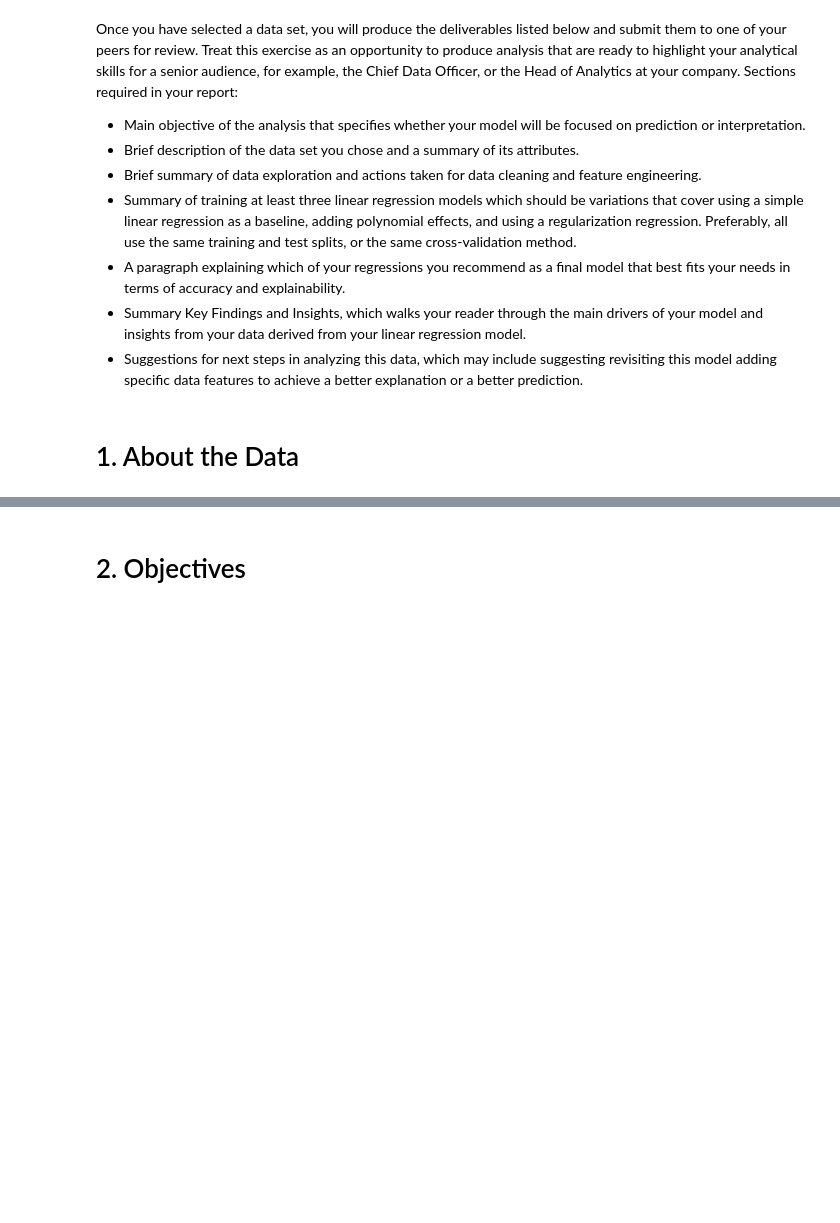
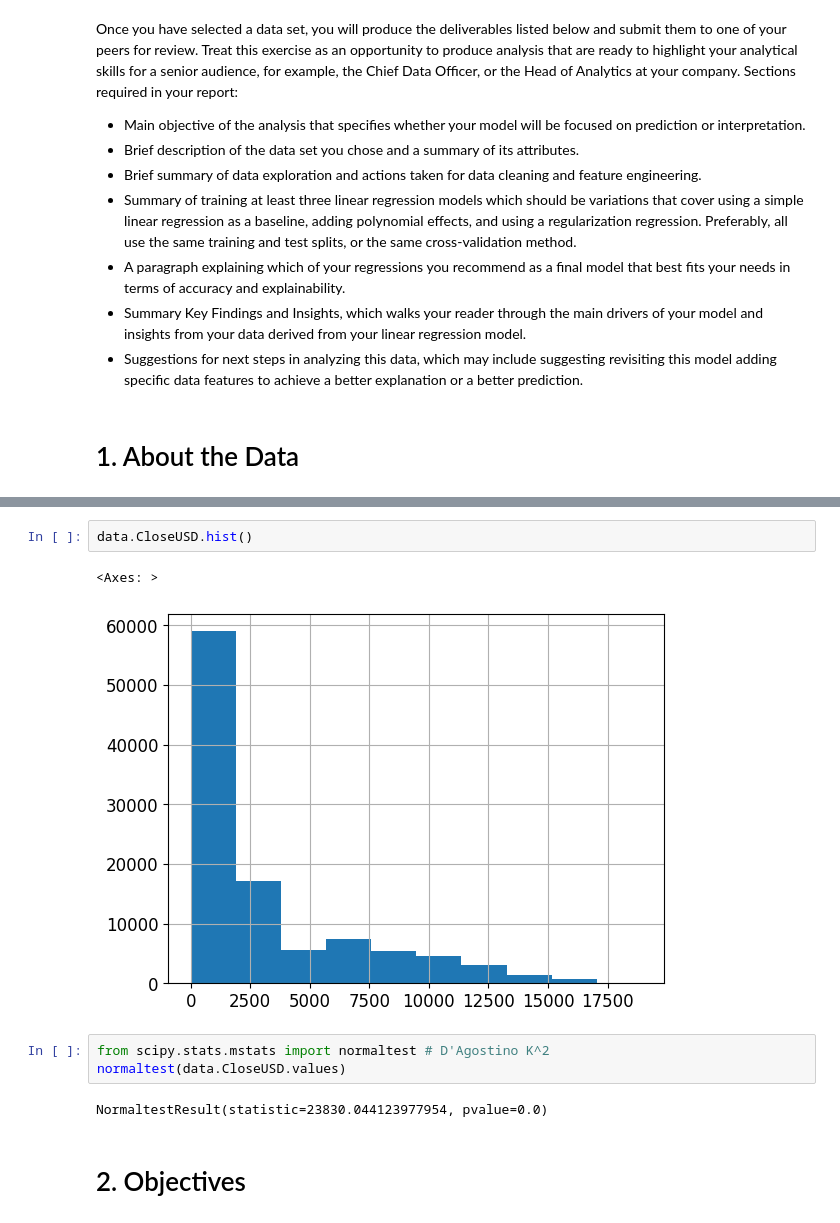
Before and after one commit to appablanca/stock_prediction, a Jupyter notebook: project.ipynb, the cells around one changed output, grey strips where cells are left out. Drawn from its saved outputs; the diff is of its cells as text; blank space fills up the shorter version.

```diff
--- a/project.ipynb
+++ b/project.ipynb
@@ -122,2 +202,12 @@ Sections required in your report:
+# %%
+data.CloseUSD.hist()
+# %% [output]
+<Axes: >
+[figure, added]
+# %%
+from scipy.stats.mstats import normaltest # D'Agostino K^2
+normaltest(data.CloseUSD.values)
+# %% [output]
+NormaltestResult(statistic=23830.044123977954, pvalue=0.0)
 # %% [markdown]
 # 2. Objectives
```
Also changed, not shown: parts of 35 cells of this notebook.
